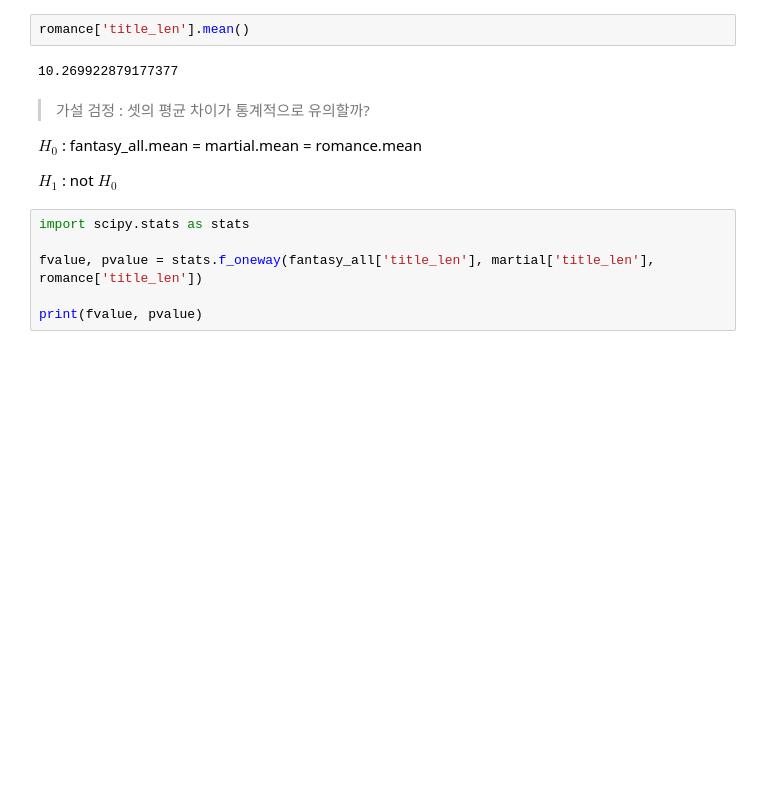
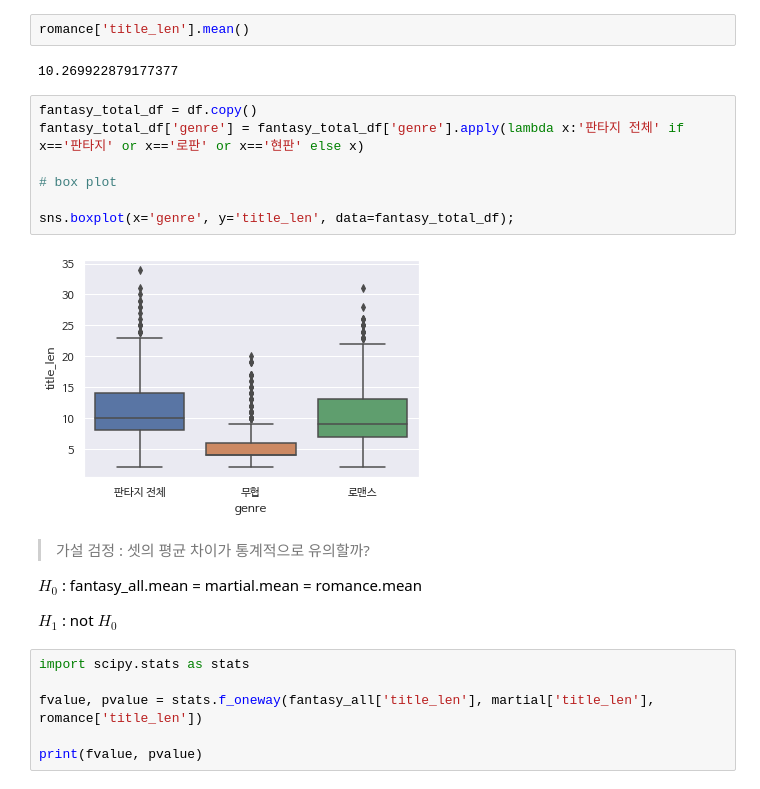
Before and after one commit to honeyd3wy/quill-helper, a Jupyter notebook: Data_Analysis.ipynb, the cells around one changed output. Drawn from its saved outputs; the diff is of its cells as text; blank space fills up the shorter version.

```diff
--- a/Data_Analysis.ipynb
+++ b/Data_Analysis.ipynb
@@ -198,6 +240,15 @@ martial['title_len'].mean()
 romance['title_len'].mean()
 # %% [output]
 10.269922879177377
+# %%
+fantasy_total_df = df.copy()
+fantasy_total_df['genre'] = fantasy_total_df['genre'].apply(lambda x:'판타지 전체' if x=='판타지' or x=='로판' or x=='현판' else x)
+
+# box plot
+
+sns.boxplot(x='genre', y='title_len', data=fantasy_total_df);
+# %% [output]
+[figure, added]
 # %% [markdown]
 > 가설 검정 : 셋의 평균 차이가 통계적으로 유의할까?
 
```
Also changed, not shown: parts of 10 cells of this notebook.
